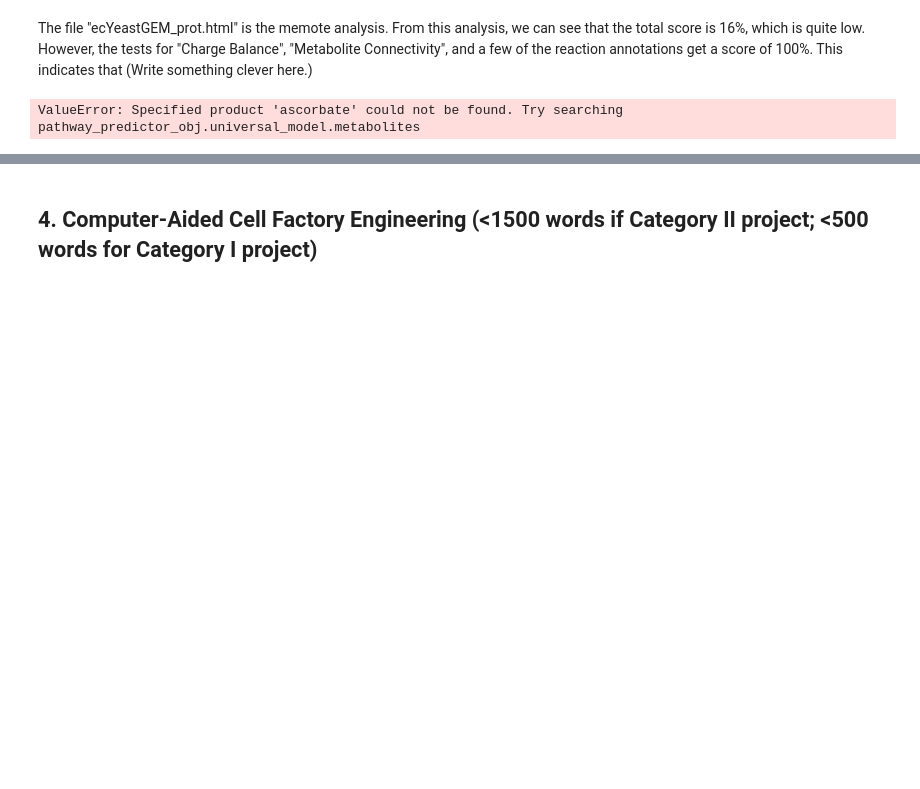
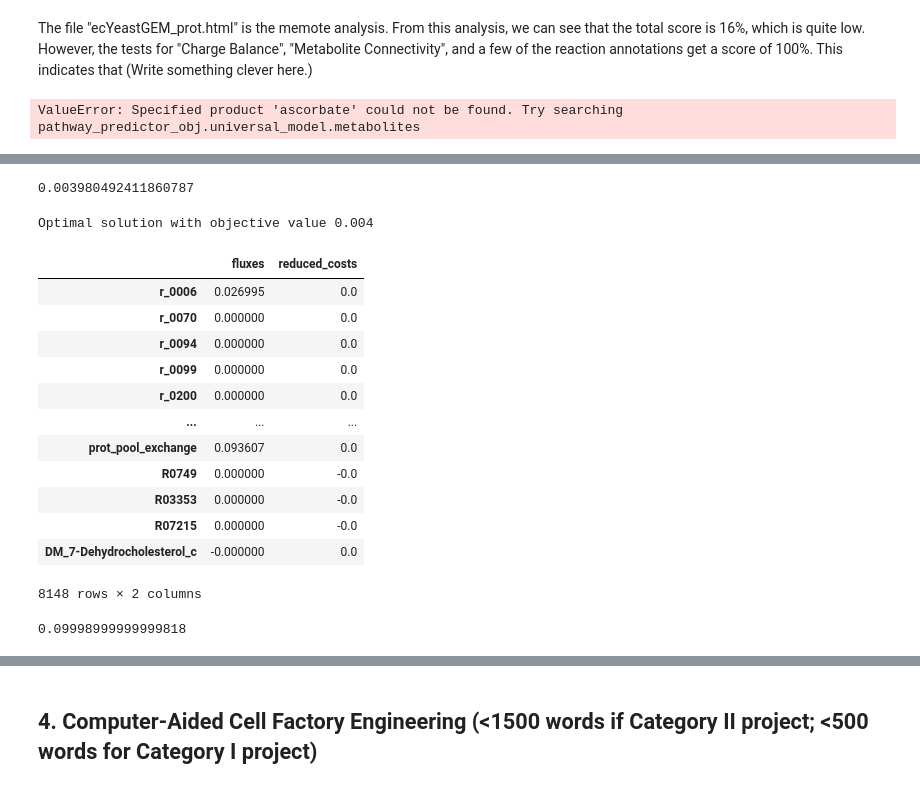
Before and after one commit to 27410/27410-2020-group-project-group-14-vitamin-d-production, a Jupyter notebook: Report.ipynb, the cells around one changed output, grey strips where cells are left out. Drawn from its saved outputs; the diff is of its cells as text; code cells hidden in the pictures; blank space fills up the shorter version.

```diff
--- a/Report.ipynb
+++ b/Report.ipynb
@@ -125,0 +333,31 @@ pathways = predictor.run(product="ethanol", max_predictions=1)
+# %%
+with model:
+    model.objective = model.reactions.r_0237No1
+    sol = model.optimize()
+    print(sol.objective_value)
+# %% [output]
+0.003980492411860787
+# %%
+sol
+# %% [output]
+Optimal solution with objective value 0.004
+|  | fluxes | reduced_costs |
+| r_0006 | 0.026995 | 0.0 |
+| r_0070 | 0.000000 | 0.0 |
+| r_0094 | 0.000000 | 0.0 |
+| r_0099 | 0.000000 | 0.0 |
+| r_0200 | 0.000000 | 0.0 |
+| ... | ... | ... |
+| prot_pool_exchange | 0.093607 | 0.0 |
+| R0749 | 0.000000 | -0.0 |
+| R03353 | 0.000000 | -0.0 |
+| R07215 | 0.000000 | -0.0 |
+| DM_7-Dehydrocholesterol_c | -0.000000 | 0.0 |
+8148 rows × 2 columns
+# %%
+with model:
+    model.objective = model.reactions.r_2111
+    sol = model.optimize()
+    print(sol.objective_value)
+# %% [output]
+0.09998999999999818
```
Also changed, not shown: parts of 24 cells of this notebook.
